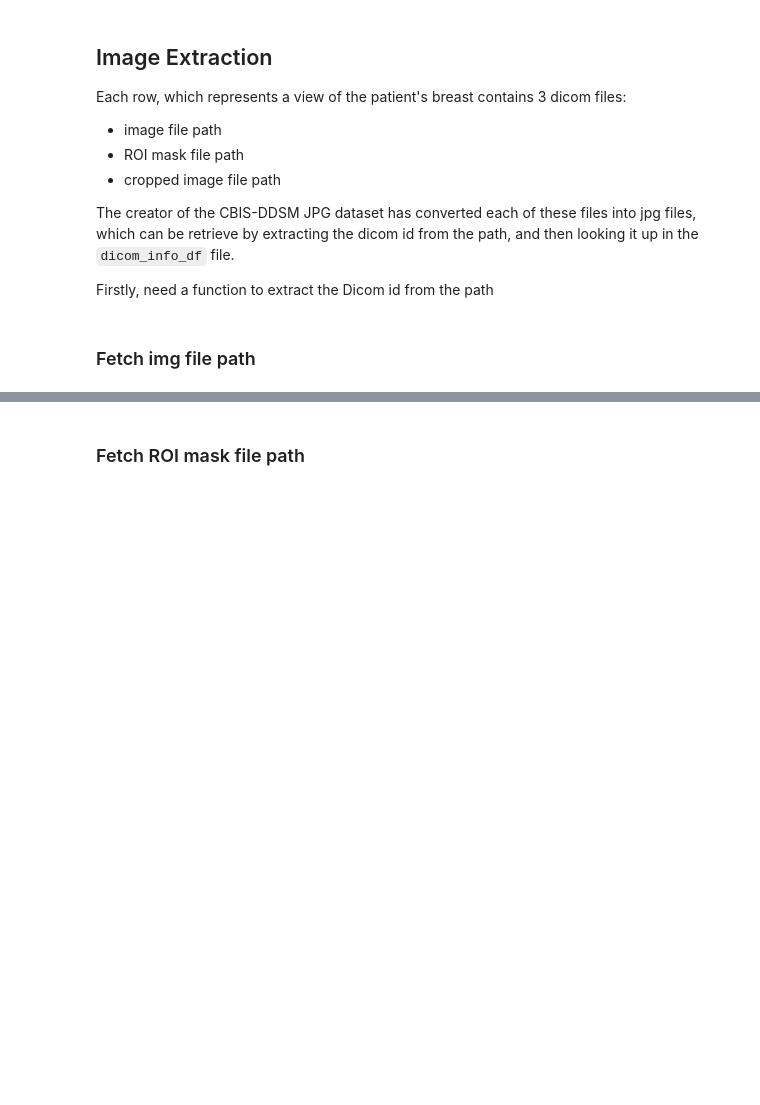
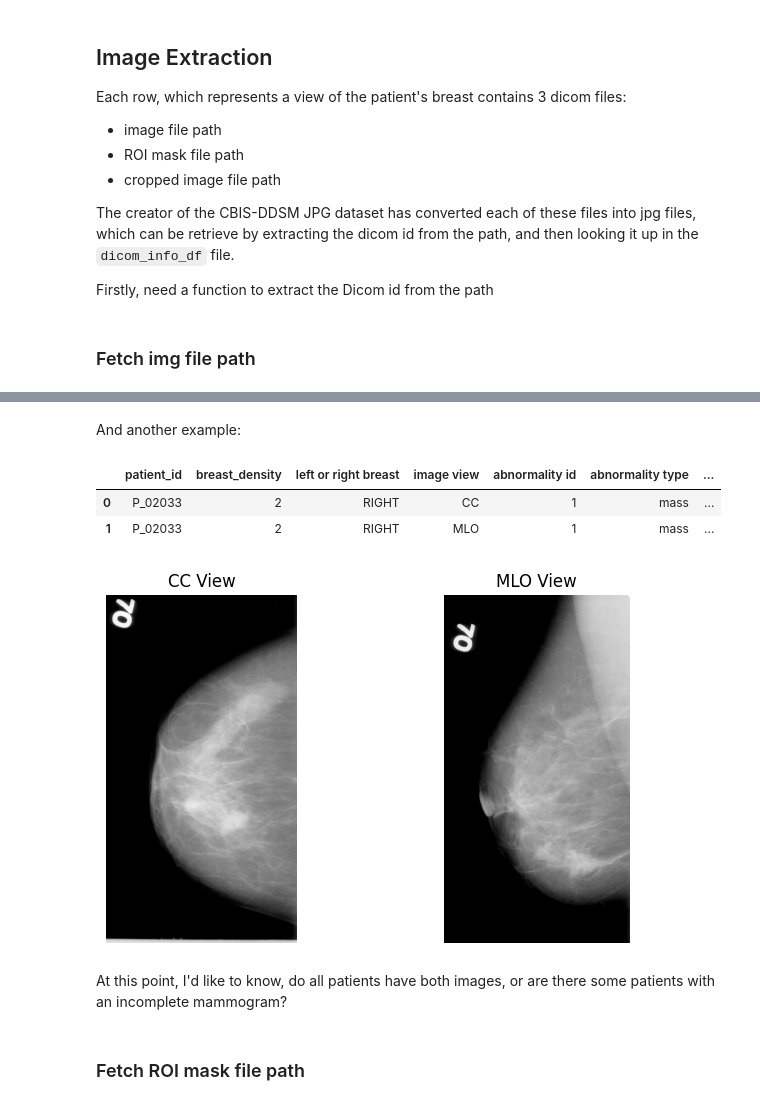
Before and after one commit to lextoumbourou/cm3070-final-project, a Jupyter notebook: notebooks/01-cbis-ddsm.ipynb, the cells around one changed output, grey strips where cells are left out. Cells and saved outputs as stored; diff of their text form; code cells hidden in the pictures; blank space fills up the shorter version.

```diff
--- a/notebooks/01-cbis-ddsm.ipynb
+++ b/notebooks/01-cbis-ddsm.ipynb
@@ -166,3 +156,20 @@ def get_img_path(img_path):
+# %% [markdown]
+And another example:
+# %%
+patient_02033 = train_set_mass_df[train_set_mass_df.patient_id == "P_02033"].reset_index(drop=True)
+patient_02033
+# %% [output]
+|  | patient_id | breast_density | left or right breast | image view | abnormality id | abnormality type | ... |
+| 0 | P_02033 | 2 | RIGHT | CC | 1 | mass | ... |
+| 1 | P_02033 | 2 | RIGHT | MLO | 1 | mass | ... |
+# %%
+cc_img = get_patient_img(patient_02033[patient_02033["image view"] == "CC"].iloc[0]["image file path"])
+mlo_img = get_patient_img(patient_02033[patient_02033["image view"] == "MLO"].iloc[0]["image file path"])
+show_img_grid(cc_img, mlo_img)
+# %% [output]
+[figure, added]
+# %% [markdown]
+At this point, I'd like to know, do all patients have both images, or are there some patients with an incomplete mammogram?
 # %% [markdown]
 ### Fetch ROI mask file path
 # %%
```
Also changed, not shown: parts of 15 cells of this notebook, 3 other files.
